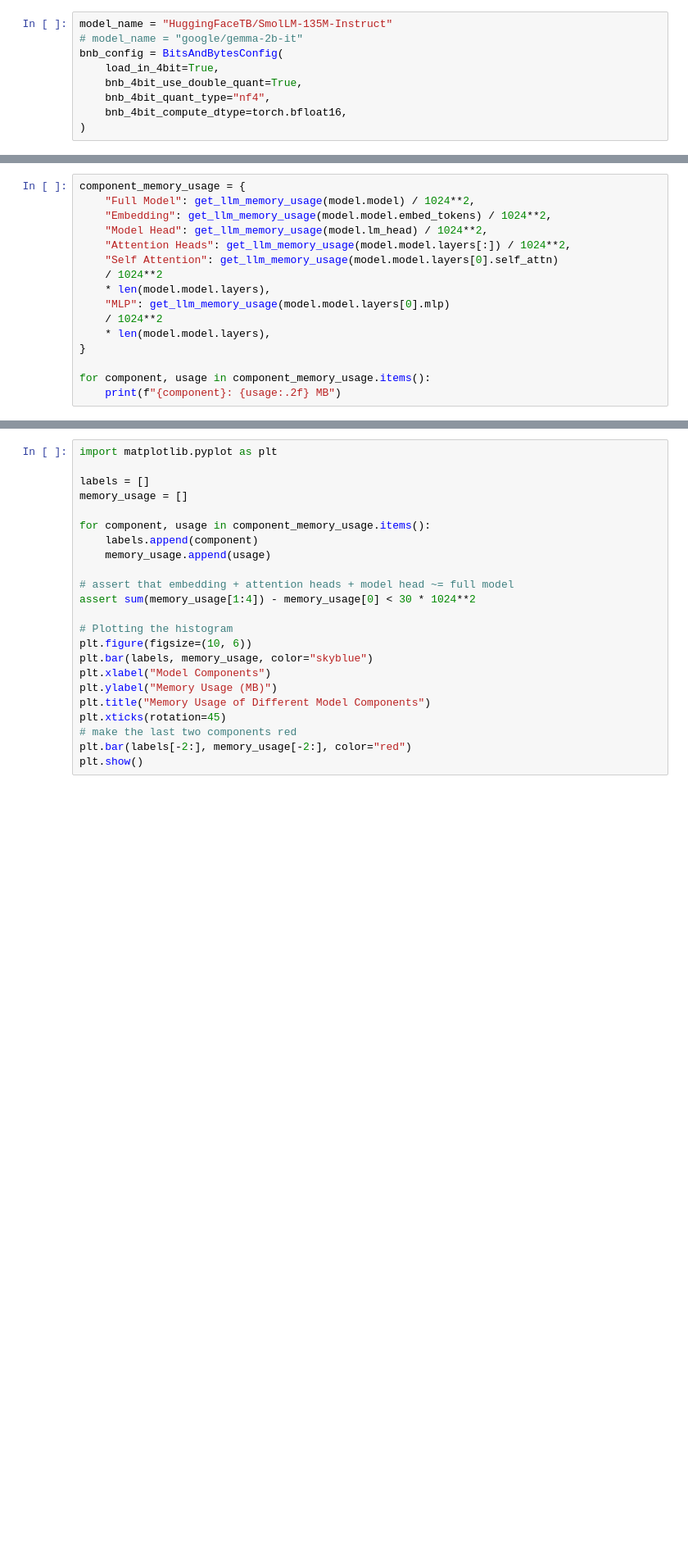
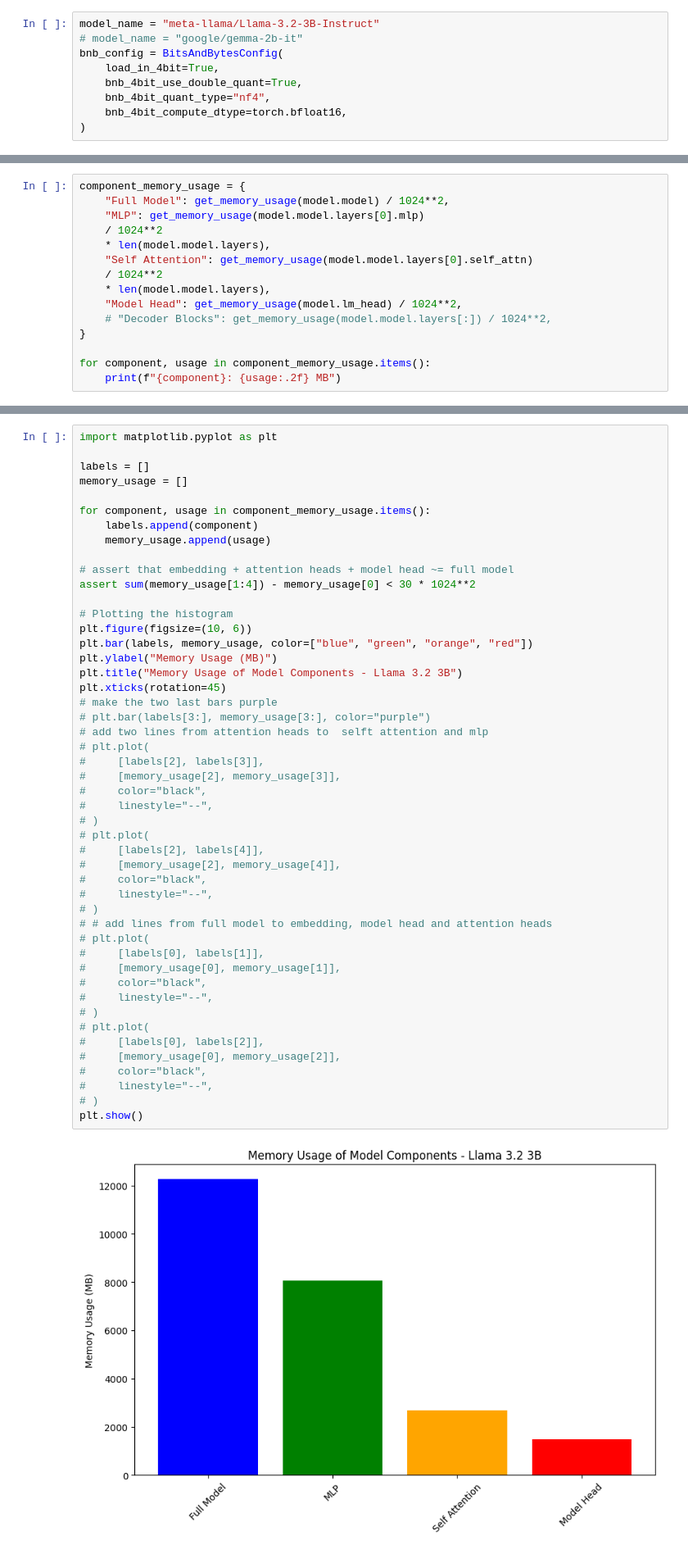
Before and after one commit to TheRauch1/baa, a Jupyter notebook: ModelAnalysis.ipynb, the cells around one changed output, grey strips where cells are left out. Shown at 82% size. Cells and saved outputs as stored; diff of their text form; blank space fills up the shorter version.

Commit message:
update quantization settings and add visualization data

```diff
--- a/ModelAnalysis.ipynb
+++ b/ModelAnalysis.ipynb
@@ -5,6 +5,6 @@ from baa import PerplexityBenchmark, get_llm_memory_usage, device_map
 from datasets import load_dataset
 # %%
-model_name = "HuggingFaceTB/SmolLM-135M-Instruct"
+model_name = "meta-llama/Llama-3.2-3B-Instruct"
 # model_name = "google/gemma-2b-it"
 bnb_config = BitsAndBytesConfig(
     load_in_4bit=True,
@@ -31,15 +53,14 @@ print(quantized_model)
 # %%
 component_memory_usage = {
-    "Full Model": get_llm_memory_usage(model.model) / 1024**2,
-    "Embedding": get_llm_memory_usage(model.model.embed_tokens) / 1024**2,
-    "Model Head": get_llm_memory_usage(model.lm_head) / 1024**2,
-    "Attention Heads": get_llm_memory_usage(model.model.layers[:]) / 1024**2,
-    "Self Attention": get_llm_memory_usage(model.model.layers[0].self_attn)
+    "Full Model": get_memory_usage(model.model) / 1024**2,
+    "MLP": get_memory_usage(model.model.layers[0].mlp)
     / 1024**2
     * len(model.model.layers),
-    "MLP": get_llm_memory_usage(model.model.layers[0].mlp)
+    "Self Attention": get_memory_usage(model.model.layers[0].self_attn)
     / 1024**2
     * len(model.model.layers),
+    "Model Head": get_memory_usage(model.lm_head) / 1024**2,
+    # "Decoder Blocks": get_memory_usage(model.model.layers[:]) / 1024**2,
 }
 
 for component, usage in component_memory_usage.items():
@@ -47,23 +73,50 @@ for component, usage in component_memory_usage.items():
 # %%
 import matplotlib.pyplot as plt
 
 labels = []
 memory_usage = []
 
 for component, usage in component_memory_usage.items():
     labels.append(component)
     memory_usage.append(usage)
 
 # assert that embedding + attention heads + model head ~= full model
 assert sum(memory_usage[1:4]) - memory_usage[0] < 30 * 1024**2
 
 # Plotting the histogram
 plt.figure(figsize=(10, 6))
-plt.bar(labels, memory_usage, color="skyblue")
-plt.xlabel("Model Components")
+plt.bar(labels, memory_usage, color=["blue", "green", "orange", "red"])
 plt.ylabel("Memory Usage (MB)")
-plt.title("Memory Usage of Different Model Components")
+plt.title("Memory Usage of Model Components - Llama 3.2 3B")
 plt.xticks(rotation=45)
-# make the last two components red
-plt.bar(labels[-2:], memory_usage[-2:], color="red")
+# make the two last bars purple
+# plt.bar(labels[3:], memory_usage[3:], color="purple")
+# add two lines from attention heads to  selft attention and mlp
+# plt.plot(
+#     [labels[2], labels[3]],
+#     [memory_usage[2], memory_usage[3]],
+#     color="black",
+#     linestyle="--",
+# )
+# plt.plot(
+#     [labels[2], labels[4]],
+#     [memory_usage[2], memory_usage[4]],
+#     color="black",
+#     linestyle="--",
+# )
+# # add lines from full model to embedding, model head and attention heads
+# plt.plot(
+#     [labels[0], labels[1]],
+#     [memory_usage[0], memory_usage[1]],
+#     color="black",
+#     linestyle="--",
+# )
+# plt.plot(
+#     [labels[0], labels[2]],
+#     [memory_usage[0], memory_usage[2]],
+#     color="black",
+#     linestyle="--",
+# )
 plt.show()
+# %% [output]
+[figure, added]
```
Also changed, not shown: parts of 5 cells of this notebook, 5 other files.
